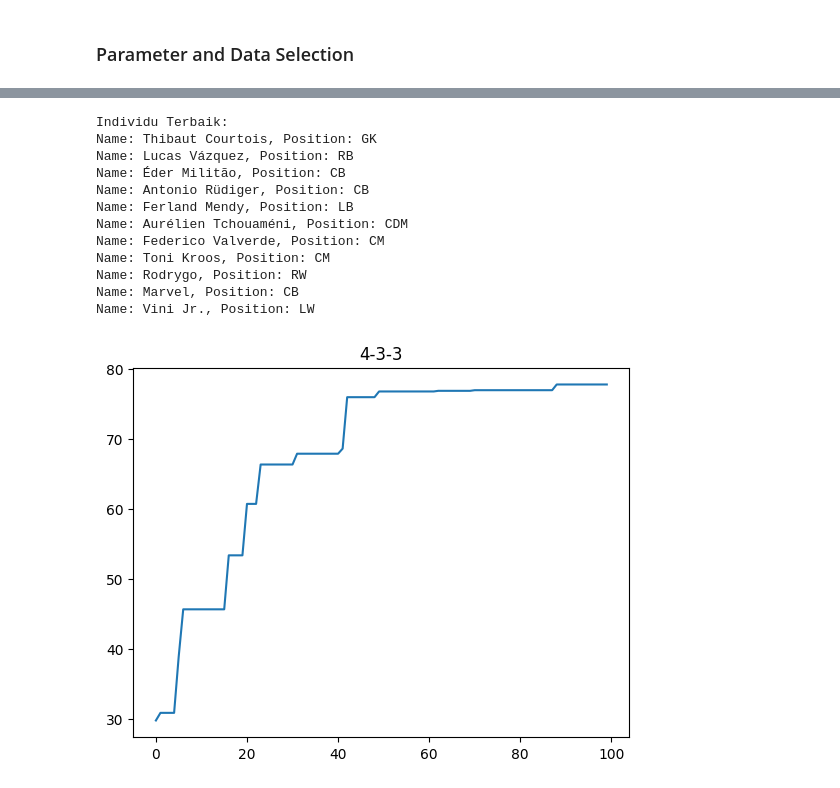
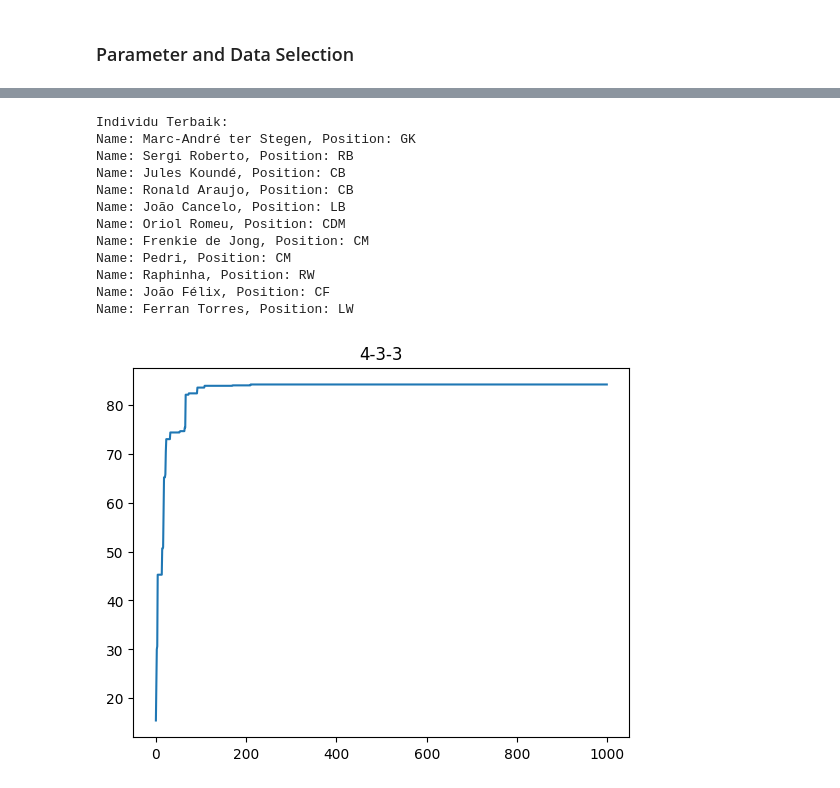
Before and after one commit to muftialroaz/fc24_dream_team_GA, a Jupyter notebook: main_refactor.ipynb, the cells around one changed output, grey strips where cells are left out. Saved outputs shown, nothing was run; the diff lists cells and outputs as text; code cells hidden in the pictures.

```diff
--- a/main_refactor.ipynb
+++ b/main_refactor.ipynb
@@ -144,6 +144,29 @@ formations = {
     "4-2-4": ['GK', 'RB', 'CB', 'CB', 'LB', 'CM', 'CM', 'RW', 'CF', 'ST', 'LW'],
     "3-2-3-2": ['GK', 'CB', 'CB', 'CB', 'CDM', 'CM', 'RM', 'CAM', 'LM', 'CF', 'ST']
 }
+# Mengganti posisi yang sama dengan yang unik
+def rename_positions(formation_dict):
+    new_formation_dict = {}
+    for formation, positions in formation_dict.items():
+        position_count = {}
+        new_positions = []
+        for position in positions:
+            if position in position_count:
+                position_count[position] += 1
+                new_position = f"{position}{position_count[position]}"
+            else:
+                position_count[position] = 1
+                new_position = position
+            new_positions.append(new_position)
+        new_formation_dict[formation] = new_positions
+    return new_formation_dict
+
+# Memanggil fungsi untuk mengganti posisi
+unique_formations = rename_positions(formations)
+
+# # Menampilkan hasil
+# for formation, positions in unique_formations.items():
+#     print(f"{formation}: {positions}")
 # Mengubah dict_keys ke list
-formations_keys_list = list(formations.keys())
-# print(formations_keys_list)
+formations_keys_list = list(unique_formations.keys())
+print(formations_keys_list)
@@ -189,5 +442,5 @@ formations_keys_list = list(formations.keys())
 # %%
-player_club = df[df['Club'] == 'Real Madrid']
+player_club = df[df['Club'] == 'FC Barcelona']
 player_data = player_club.to_dict(orient='records')
 # player_data = df.to_dict(orient='records')
 
@@ -197,43 +450,43 @@ population = []
 
 for _ in range(pop_size):
     # Ambil 11 player secara acak dari player_data
     team = random.sample(player_data, 11)
     population.append(team)
 
 # Inisialisasi populasi
 initial_population = population
 
 # Parameter algoritma genetika
 team_formation = 0 # select formation
 target_positions = formations[formations_keys_list[team_formation]]
-generations = 100
+generations = 1000
 tournament_size = 3
 crossover_rate = 0.8
 mutation_rate = 0.1
 
 # Jalankan algoritma genetika
 result, temp_result = genetic_algorithm(population, player_data, target_positions, generations, tournament_size, crossover_rate, mutation_rate, pop_size)
 
 # Cetak hasil individu terbaik
 print("Individu Terbaik:")
 best_teams = result
 for player in best_teams:
     print(f"Name: {player['Name']}, Position: {player['Position']}")
 
 plt.plot((temp_result/np.float64(1100))*100)
 plt.title(formations_keys_list[team_formation])
 plt.show()
 # %% [output]
 Individu Terbaik:
-Name: Thibaut Courtois, Position: GK
-Name: Lucas Vázquez, Position: RB
-Name: Éder Militão, Position: CB
-Name: Antonio Rüdiger, Position: CB
-Name: Ferland Mendy, Position: LB
-Name: Aurélien Tchouaméni, Position: CDM
-Name: Federico Valverde, Position: CM
-Name: Toni Kroos, Position: CM
-Name: Rodrygo, Position: RW
-Name: Marvel, Position: CB
-Name: Vini Jr., Position: LW
+Name: Marc-André ter Stegen, Position: GK
+Name: Sergi Roberto, Position: RB
+Name: Jules Koundé, Position: CB
+Name: Ronald Araujo, Position: CB
+Name: João Cancelo, Position: LB
+Name: Oriol Romeu, Position: CDM
+Name: Frenkie de Jong, Position: CM
+Name: Pedri, Position: CM
+Name: Raphinha, Position: RW
+Name: João Félix, Position: CF
+Name: Ferran Torres, Position: LW
-[figure, old version]
+[figure, new version]
```
Also changed, not shown: parts of 5 cells of this notebook, 2 other files.
